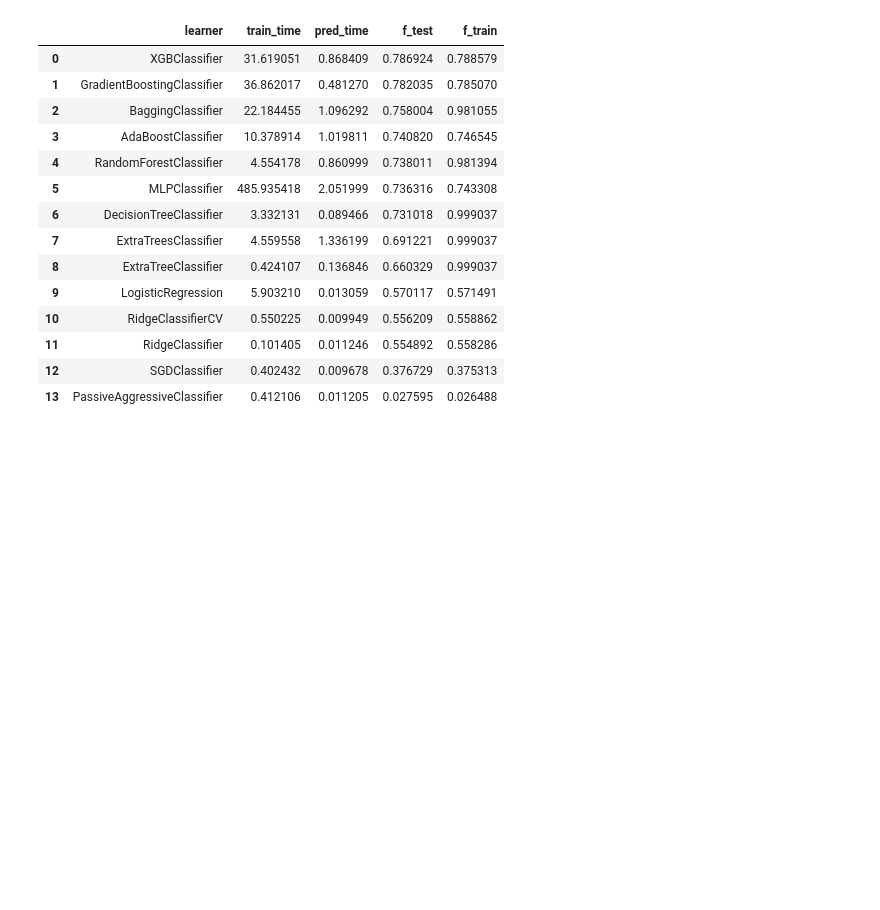
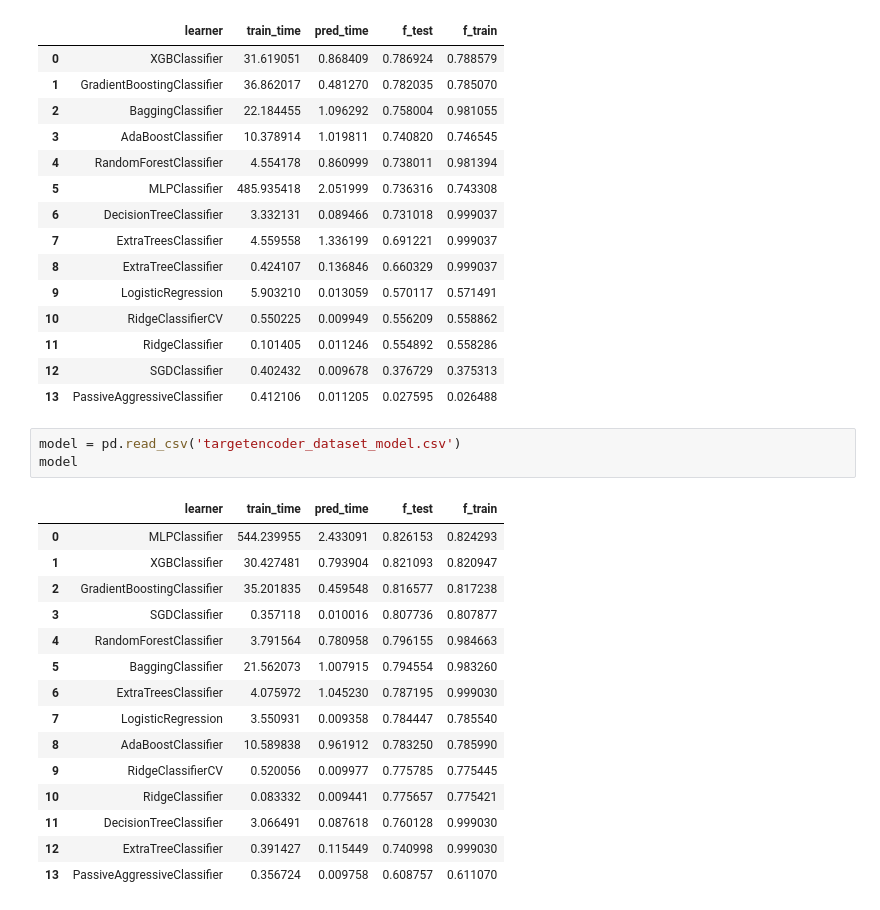
Before and after one commit to mrugeles/Supersalud-PQRSD, a Jupyter notebook: Resuts.ipynb, the cells around one changed output. Saved outputs shown, nothing was run; the diff lists cells and outputs as text; blank space fills up the shorter version.

```diff
--- a/Resuts.ipynb
+++ b/Resuts.ipynb
@@ -133,3 +133,22 @@ model
 | 11 | RidgeClassifier | 0.101405 | 0.011246 | 0.554892 | 0.558286 |
 | 12 | SGDClassifier | 0.402432 | 0.009678 | 0.376729 | 0.375313 |
 | 13 | PassiveAggressiveClassifier | 0.412106 | 0.011205 | 0.027595 | 0.026488 |
+# %%
+model = pd.read_csv('targetencoder_dataset_model.csv')
+model
+# %% [output]
+|  | learner | train_time | pred_time | f_test | f_train |
+| 0 | MLPClassifier | 544.239955 | 2.433091 | 0.826153 | 0.824293 |
+| 1 | XGBClassifier | 30.427481 | 0.793904 | 0.821093 | 0.820947 |
+| 2 | GradientBoostingClassifier | 35.201835 | 0.459548 | 0.816577 | 0.817238 |
+| 3 | SGDClassifier | 0.357118 | 0.010016 | 0.807736 | 0.807877 |
+| 4 | RandomForestClassifier | 3.791564 | 0.780958 | 0.796155 | 0.984663 |
+| 5 | BaggingClassifier | 21.562073 | 1.007915 | 0.794554 | 0.983260 |
+| 6 | ExtraTreesClassifier | 4.075972 | 1.045230 | 0.787195 | 0.999030 |
+| 7 | LogisticRegression | 3.550931 | 0.009358 | 0.784447 | 0.785540 |
+| 8 | AdaBoostClassifier | 10.589838 | 0.961912 | 0.783250 | 0.785990 |
+| 9 | RidgeClassifierCV | 0.520056 | 0.009977 | 0.775785 | 0.775445 |
+| 10 | RidgeClassifier | 0.083332 | 0.009441 | 0.775657 | 0.775421 |
+| 11 | DecisionTreeClassifier | 3.066491 | 0.087618 | 0.760128 | 0.999030 |
+| 12 | ExtraTreeClassifier | 0.391427 | 0.115449 | 0.740998 | 0.999030 |
+| 13 | PassiveAggressiveClassifier | 0.356724 | 0.009758 | 0.608757 | 0.611070 |
```
